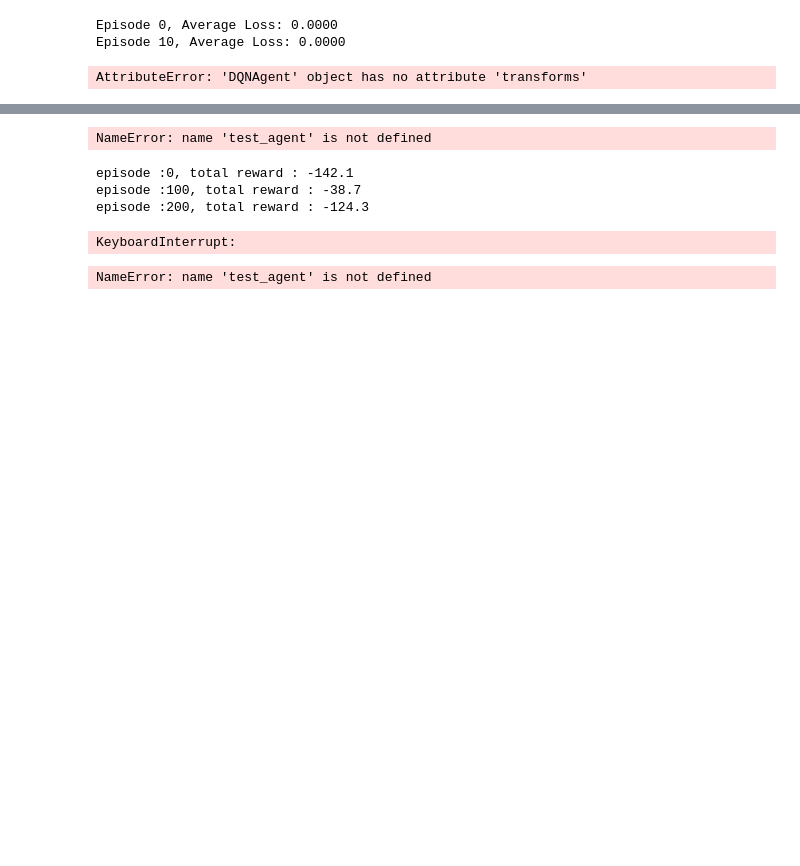
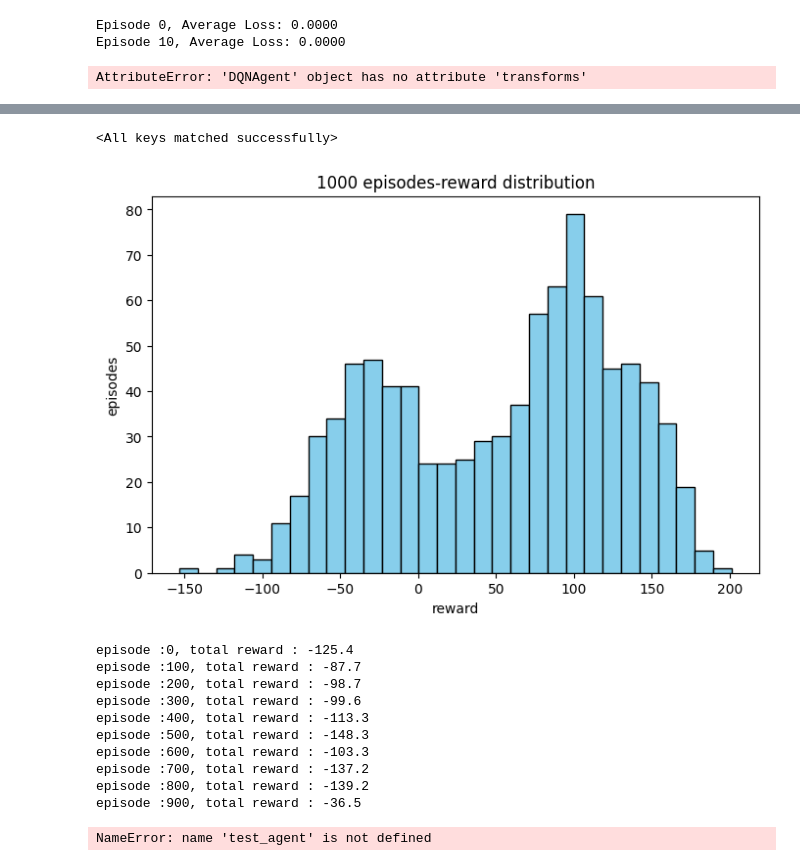
Before and after one commit to songhat/hf_course, a Jupyter notebook: RL/gym/LunarLander.ipynb, the cells around one changed output, grey strips where cells are left out. Saved outputs shown, nothing was run; the diff lists cells and outputs as text; code cells hidden in the pictures; blank space fills up the shorter version.

```diff
--- a/RL/gym/LunarLander.ipynb
+++ b/RL/gym/LunarLander.ipynb
@@ -181,30 +192,27 @@ Standard Deviation: 74.794
+# %%
+agent = REINFORCE(
+    lr=0.001,
+    action_size=4,
+    update_freq=8)
+episodes=10000
 # %%
-agent = REINFORCE(
-    lr=0.001,
-    action_size=4)
-reward_history = []
-episodes=20000
-
 for episode in range(episodes):
     state, info = env.reset()
     terminated = False
     truncated = False
     sum_reward = 0
-    total_loss, cnt = 0, 0
 
     while not (terminated or truncated):
         action, prob = agent.get_action(state)
-        next_state, reward,  terminated, truncated, info = env.step(action)
+        next_state, reward, terminated, truncated, info = env.step(action.item())
 
         agent.add(reward, prob)
         state = next_state
         sum_reward += reward
 
-    total_loss += agent.update()
+    loss = agent.update()
     cnt += 1
 
-    reward_history.append(sum_reward)
-    average_loss = total_loss / cnt
     if episode % 100 == 0:
-        print("episode :{}, total reward : {:.1f}, average loss : {:.4f}".format(episode, sum_reward, average_loss))
+        print("episode :{}, total reward : {:.1f}, loss : {:.4f}".format(episode, sum_reward, loss))
 # %% [output]
@@ -228,17 +222,21 @@ episode :19900, total reward : 4.9, average loss : -2103.0515
+# %%
+agent.pi.load_state_dict(torch.load("models/reinforce_lunar_lander2.pth"))
+# %% [output]
+<All keys matched successfully>
 # %%
-test_agent(agent, env)
+test_agent(agent,env="LunarLander-v3",num_envs=128,num_episodes=1000)
 # %% [output]
-NameError: name 'test_agent' is not defined
+[figure, added]
 # %%
 agent = ActorCritic(
     action_size=4,
     device='cpu',
     lr_pi=0.001,
-    lr_v=0.0005,
+    lr_v=0.005,
     gamma=0.98
 )
 reward_history = []
-episodes=5000
+episodes=1000
 
 for episode in range(episodes):
     state, info = env.reset()
@@ -260,10 +258,16 @@ for episode in range(episodes):
     if episode % 100 == 0:
         print("episode :{}, total reward : {:.1f}".format(episode, sum_reward))
 # %% [output]
-episode :0, total reward : -142.1
-episode :100, total reward : -38.7
-episode :200, total reward : -124.3
+episode :0, total reward : -125.4
+episode :100, total reward : -87.7
+episode :200, total reward : -98.7
+episode :300, total reward : -99.6
+episode :400, total reward : -113.3
+episode :500, total reward : -148.3
+episode :600, total reward : -103.3
+episode :700, total reward : -137.2
+episode :800, total reward : -139.2
+episode :900, total reward : -36.5
-KeyboardInterrupt:
 # %%
 test_agent(agent, env)
 # %% [output]
```
Also changed, not shown: parts of 9 cells of this notebook, 7 other files.
